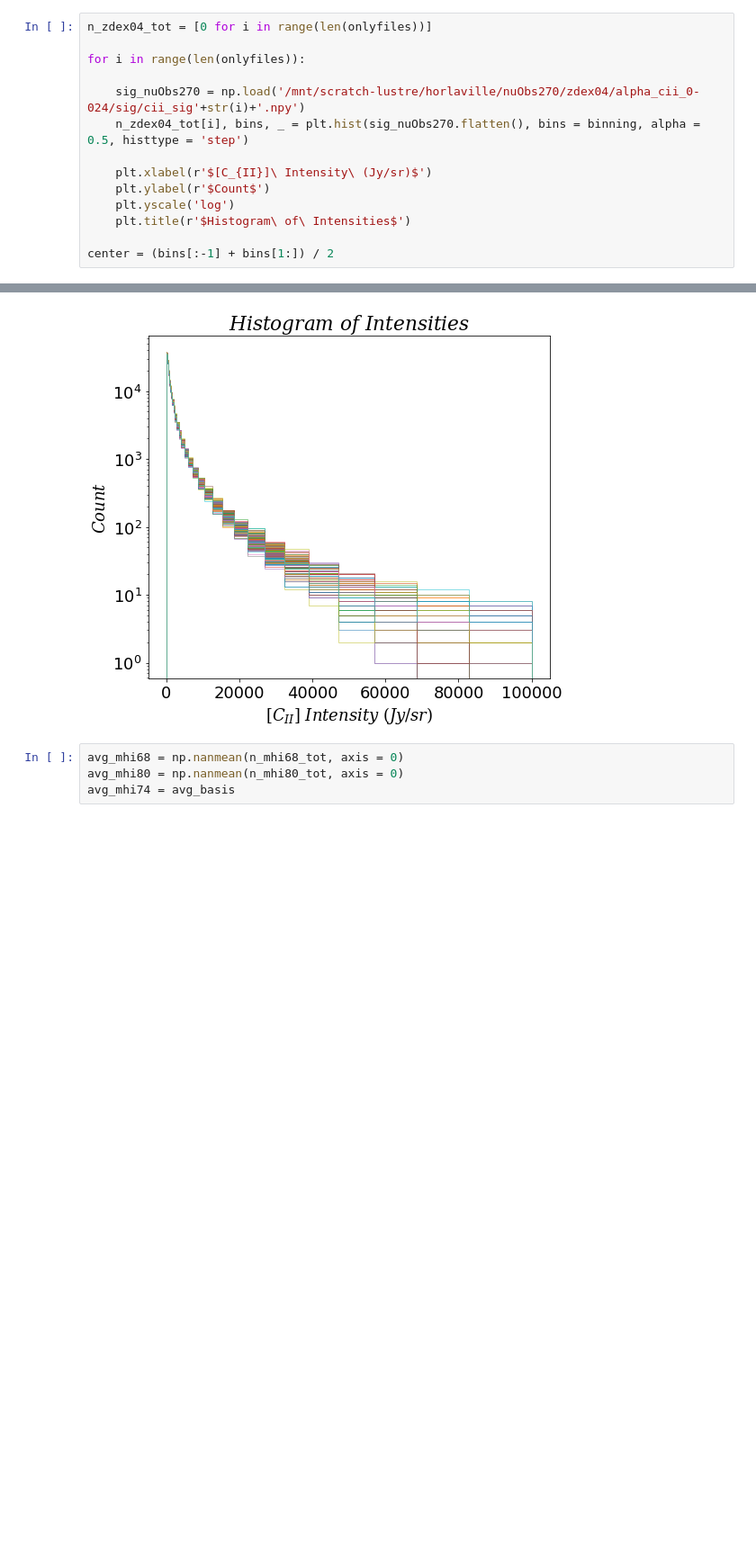
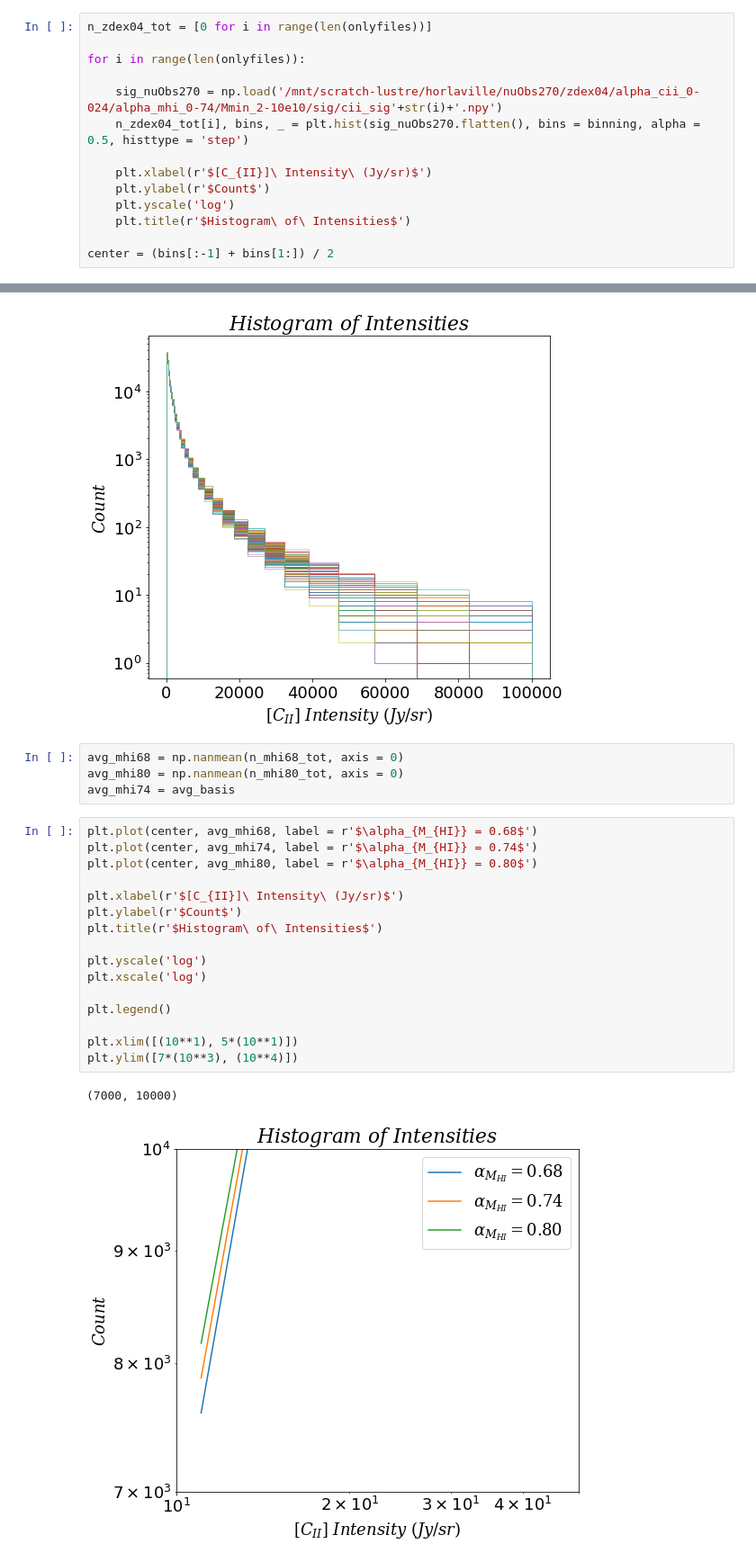
Before and after one commit to PatrickHorlaville/CITA_LIM, a Jupyter notebook: dSrel.ipynb, the cells around one changed output, grey strips where cells are left out. Shown at 90% size. Cells and saved outputs as stored; diff of their text form; blank space fills up the shorter version.

Commit message:
adding mmin dsrel

```diff
--- a/dSrel.ipynb
+++ b/dSrel.ipynb
@@ -150,7 +150,7 @@ n_zdex04_tot = [0 for i in range(len(onlyfiles))]
 
 for i in range(len(onlyfiles)):
 
-    sig_nuObs270 = np.load('/mnt/scratch-lustre/horlaville/nuObs270/zdex04/alpha_cii_0-024/sig/cii_sig'+str(i)+'.npy')
+    sig_nuObs270 = np.load('/mnt/scratch-lustre/horlaville/nuObs270/zdex04/alpha_cii_0-024/alpha_mhi_0-74/Mmin_2-10e10/sig/cii_sig'+str(i)+'.npy')
     n_zdex04_tot[i], bins, _ = plt.hist(sig_nuObs270.flatten(), bins = binning, alpha = 0.5, histtype = 'step')
 
     plt.xlabel(r'$[C_{II}]\ Intensity\ (Jy/sr)$')
@@ -384,3 +387,22 @@ center = (bins[:-1] + bins[1:]) / 2
 avg_mhi68 = np.nanmean(n_mhi68_tot, axis = 0)
 avg_mhi80 = np.nanmean(n_mhi80_tot, axis = 0)
 avg_mhi74 = avg_basis
+# %%
+plt.plot(center, avg_mhi68, label = r'$\alpha_{M_{HI}} = 0.68$')
+plt.plot(center, avg_mhi74, label = r'$\alpha_{M_{HI}} = 0.74$')
+plt.plot(center, avg_mhi80, label = r'$\alpha_{M_{HI}} = 0.80$')
+
+plt.xlabel(r'$[C_{II}]\ Intensity\ (Jy/sr)$')
+plt.ylabel(r'$Count$')
+plt.title(r'$Histogram\ of\ Intensities$')
+
+plt.yscale('log')
+plt.xscale('log')
+
+plt.legend()
+
+plt.xlim([(10**1), 5*(10**1)])
+plt.ylim([7*(10**3), (10**4)])
+# %% [output]
+(7000, 10000)
+[figure, added]
```
Also changed, not shown: parts of 23 cells of this notebook, 10 other files.
